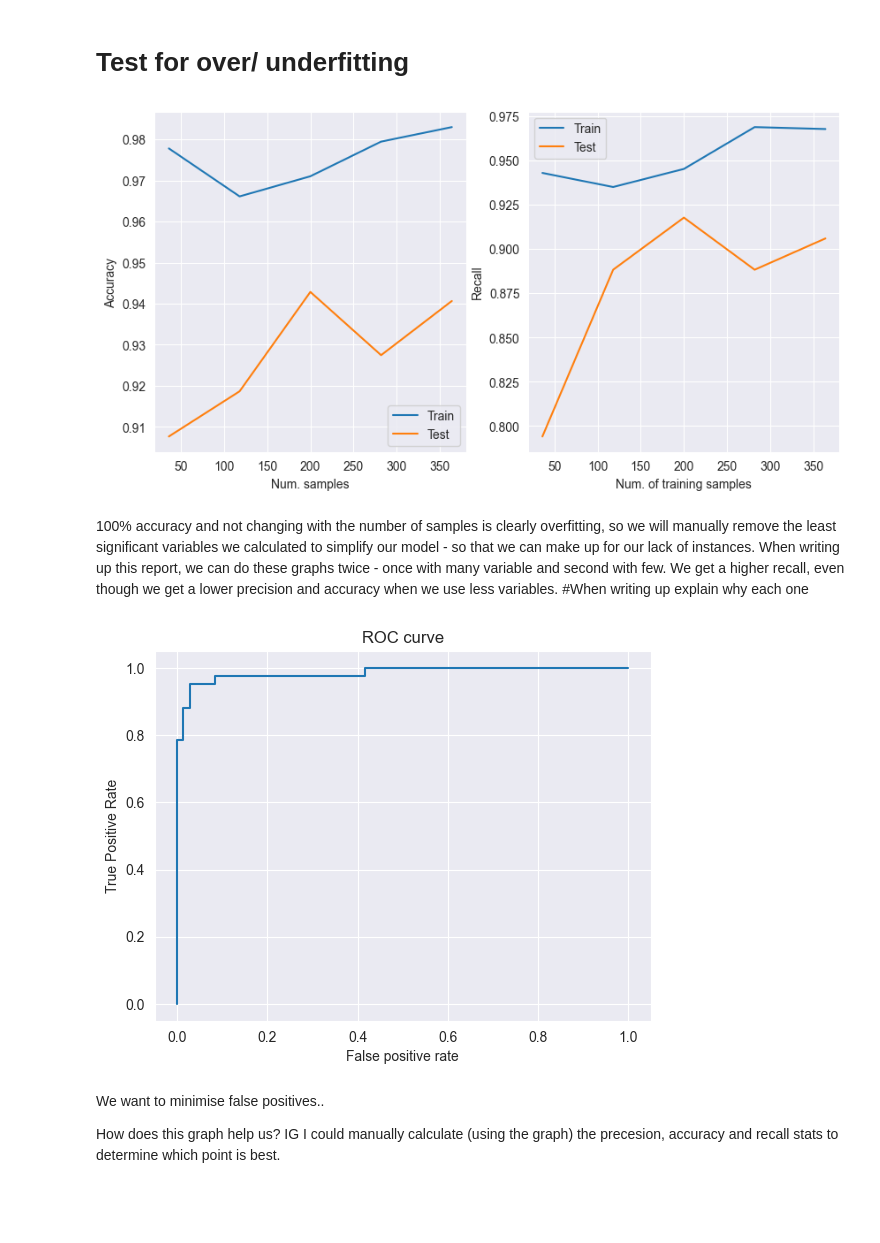
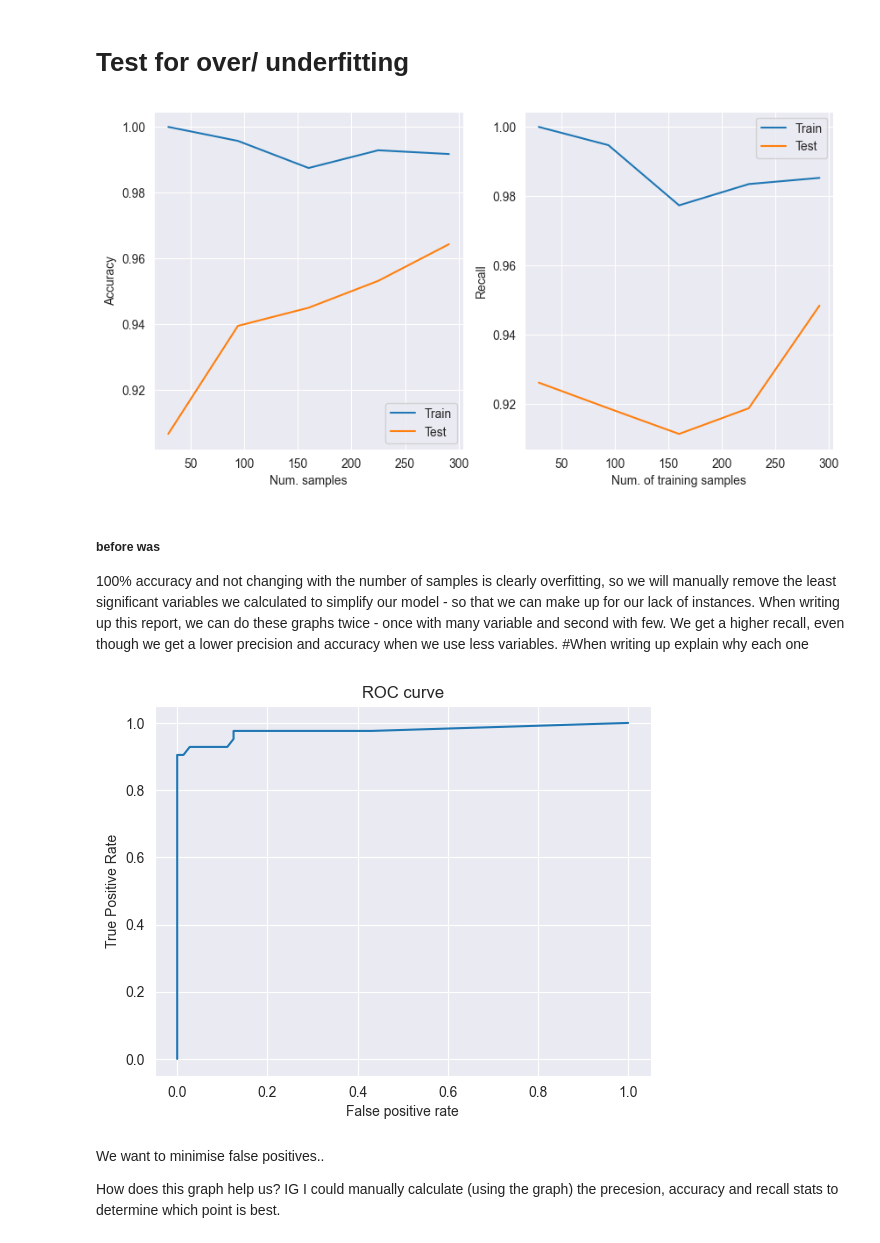
Before and after one commit to Berat03/ml_coursework, a Jupyter notebook: Random_Forest.ipynb, the cells around one changed output. Cells and saved outputs as stored; diff of their text form; code cells hidden in the pictures; blank space fills up the shorter version.

```diff
--- a/Random_Forest.ipynb
+++ b/Random_Forest.ipynb
@@ -29,3 +38,4 @@ data = pd.concat([label, feature], axis=1)
 # %%
 x_train, x_test, y_train, y_test = train_test_split(feature, label, test_size=0.20, stratify=label)
+x_train, x_val, y_train, y_val = train_test_split(x_train, y_train, test_size=0.20, stratify=y_train)
 # %% [markdown]
@@ -65,12 +74,12 @@ Precision: 0.975
 One 'feature' of Random Forest Classification is we can get the importance of each figure in the category - which can help us get rid of features with low utility and also make inferences from our results. We will remove our the lowest importance features using our importance series and recreate our train test sets.
 # %%
 feature_scores = pd.Series(rfc.feature_importances_, index=x_train.columns).sort_values(ascending=False)
+print(feature_scores)
 feature_scores = feature_scores.index.tolist()
-important_features = feature_scores[:-20]
+important_features = feature_scores[:-13]
 feature = df[important_features]
 x_train, x_test, y_train, y_test = train_test_split(feature, label, test_size=0.20, stratify=label)
-
-print(feature_scores)
+x_train, x_val, y_train, y_val = train_test_split(x_train, y_train, test_size=0.20, stratify=y_train)
 print("\n")
 print(important_features)
 # %% [output]
@@ -147,7 +189,6 @@ train_sizes_abs_accuracy, train_accuracy, test_accuracy = learning_curve(estimat
 train_sizes_abs_error, train_error, test_error = learning_curve(estimator=rfc, X=x_train, y=y_train, scoring='recall', cv=5)
 
 fig, ax = plt.subplots(1, 2, figsize=(10, 5))
-# Array of tuples (train_size, train_score)
 train_avg_accuracy, test_avg_accuracy, train_avg_error, test_avg_error = [], [], [], []
 
 for i in range(len(train_sizes_abs_accuracy)):
@@ -173,25 +214,25 @@ ax[1].set_xlabel('Num. of training samples')
 ax[1].set_ylabel('Recall')
 plt.show()
 # %% [output]
-[figure, old version]
+[figure, new version]
 # %% [markdown]
+##### before was
 100% accuracy and not changing with the number of samples is clearly overfitting, so we will manually remove the least significant variables we calculated to simplify our model - so that we can make up for our lack of instances. When writing up this report, we can do these graphs twice - once with many variable and second with few. We get a higher recall, even though we get a lower precision and accuracy when we use less variables. #When writing up explain why each one
 # %%
 # After hyperparameter tuning* and feature selection*
-auc = roc_auc_score(y_test, y_pred)
-
-
+y_real_pred = rfc.predict(x_test)
+auc = roc_auc_score(y_test, y_real_pred)
 
 y_pred_prob = rfc.predict_proba(x_test)
 
 fpr, tpr, thresholds = roc_curve(y_test, y_pred_prob[:, 1])
 plt.plot(fpr, tpr)
 plt.title('ROC curve')
 plt.xlabel('False positive rate')
 plt.ylabel('True Positive Rate')
 plt.show()
 # %% [output]
-[figure, old version]
+[figure, new version]
 # %% [markdown]
 We want to minimise false positives..
 
```
Also changed, not shown: parts of 9 cells of this notebook.
